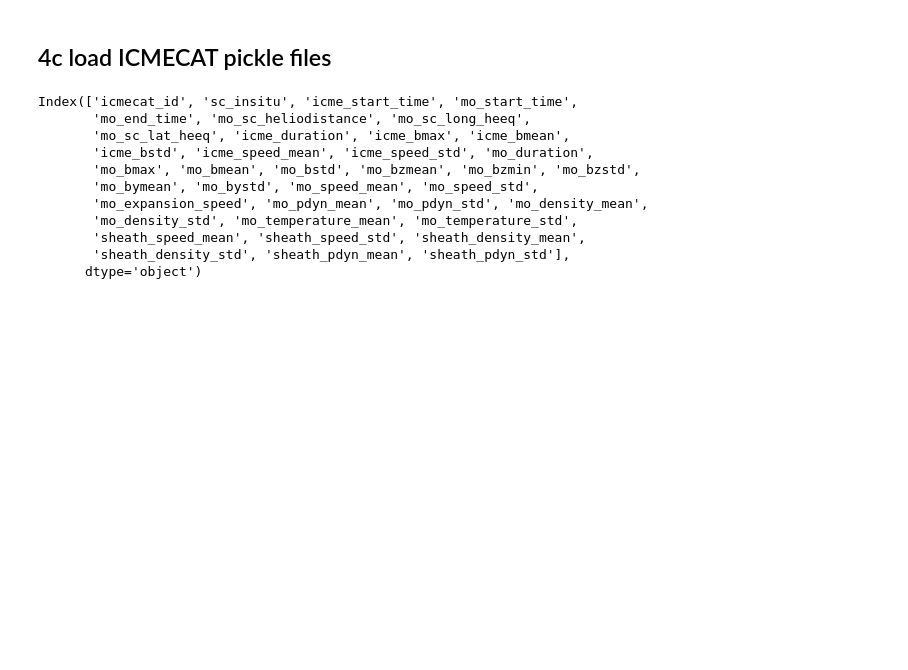
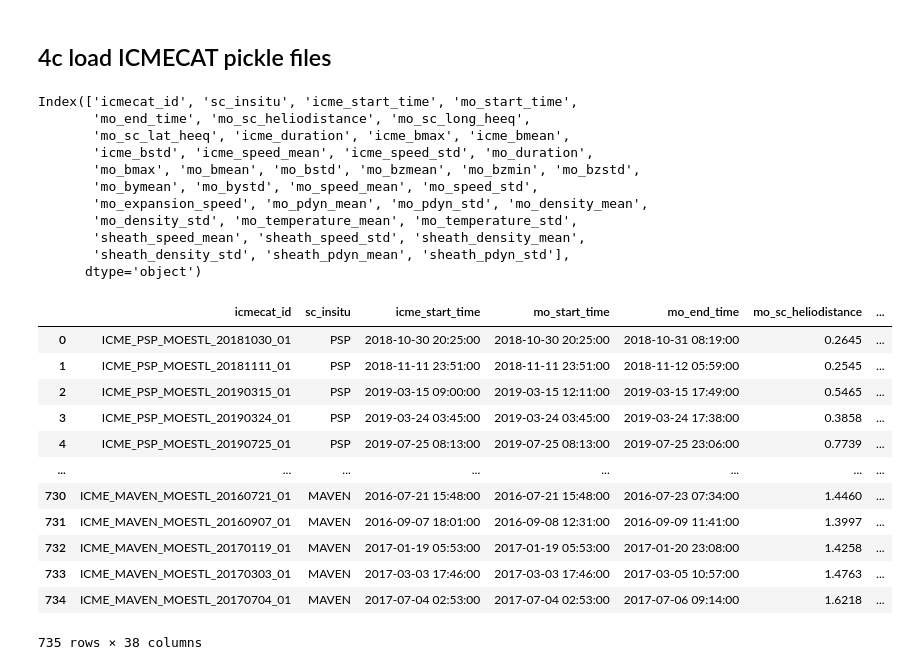
Before and after one commit to cmoestl/heliocats, a Jupyter notebook: icmecat.ipynb, the cells around one changed output. Cells and saved outputs as stored; diff of their text form; code cells hidden in the pictures; blank space fills up the shorter version.

Commit message:
ICMECAT v20 released

```diff
--- a/icmecat.ipynb
+++ b/icmecat.ipynb
@@ -1053,20 +1037,34 @@ file='icmecat/HELCATS_ICMECAT_v20_pandas.p'
 file='icmecat/HELCATS_ICMECAT_v20_numpy.p'
 [ic_nprec,ic_np,h,p]=pickle.load( open(file, 'rb'))
 # %%
+print(ic_pandas.keys())
+
 ic_pandas
-ic_pandas.keys()
 # %% [output]
 Index(['icmecat_id', 'sc_insitu', 'icme_start_time', 'mo_start_time',
        'mo_end_time', 'mo_sc_heliodistance', 'mo_sc_long_heeq',
        'mo_sc_lat_heeq', 'icme_duration', 'icme_bmax', 'icme_bmean',
        'icme_bstd', 'icme_speed_mean', 'icme_speed_std', 'mo_duration',
        'mo_bmax', 'mo_bmean', 'mo_bstd', 'mo_bzmean', 'mo_bzmin', 'mo_bzstd',
        'mo_bymean', 'mo_bystd', 'mo_speed_mean', 'mo_speed_std',
        'mo_expansion_speed', 'mo_pdyn_mean', 'mo_pdyn_std', 'mo_density_mean',
        'mo_density_std', 'mo_temperature_mean', 'mo_temperature_std',
        'sheath_speed_mean', 'sheath_speed_std', 'sheath_density_mean',
        'sheath_density_std', 'sheath_pdyn_mean', 'sheath_pdyn_std'],
       dtype='object')
+|  | icmecat_id | sc_insitu | icme_start_time | mo_start_time | mo_end_time | mo_sc_heliodistance | ... |
+| 0 | ICME_PSP_MOESTL_20181030_01 | PSP | 2018-10-30 20:25:00 | 2018-10-30 20:25:00 | 2018-10-31 08:19:00 | 0.2645 | ... |
+| 1 | ICME_PSP_MOESTL_20181111_01 | PSP | 2018-11-11 23:51:00 | 2018-11-11 23:51:00 | 2018-11-12 05:59:00 | 0.2545 | ... |
+| 2 | ICME_PSP_MOESTL_20190315_01 | PSP | 2019-03-15 09:00:00 | 2019-03-15 12:11:00 | 2019-03-15 17:49:00 | 0.5465 | ... |
+| 3 | ICME_PSP_MOESTL_20190324_01 | PSP | 2019-03-24 03:45:00 | 2019-03-24 03:45:00 | 2019-03-24 17:38:00 | 0.3858 | ... |
+| 4 | ICME_PSP_MOESTL_20190725_01 | PSP | 2019-07-25 08:13:00 | 2019-07-25 08:13:00 | 2019-07-25 23:06:00 | 0.7739 | ... |
+| ... | ... | ... | ... | ... | ... | ... | ... |
+| 730 | ICME_MAVEN_MOESTL_20160721_01 | MAVEN | 2016-07-21 15:48:00 | 2016-07-21 15:48:00 | 2016-07-23 07:34:00 | 1.4460 | ... |
+| 731 | ICME_MAVEN_MOESTL_20160907_01 | MAVEN | 2016-09-07 18:01:00 | 2016-09-08 12:31:00 | 2016-09-09 11:41:00 | 1.3997 | ... |
+| 732 | ICME_MAVEN_MOESTL_20170119_01 | MAVEN | 2017-01-19 05:53:00 | 2017-01-19 05:53:00 | 2017-01-20 23:08:00 | 1.4258 | ... |
+| 733 | ICME_MAVEN_MOESTL_20170303_01 | MAVEN | 2017-03-03 17:46:00 | 2017-03-03 17:46:00 | 2017-03-05 10:57:00 | 1.4763 | ... |
+| 734 | ICME_MAVEN_MOESTL_20170704_01 | MAVEN | 2017-07-04 02:53:00 | 2017-07-04 02:53:00 | 2017-07-06 09:14:00 | 1.6218 | ... |
+735 rows × 38 columns
 # %%
 ic_nprec
 # %% [output]
```
Also changed, not shown: parts of 8 cells of this notebook, 21 other files.
